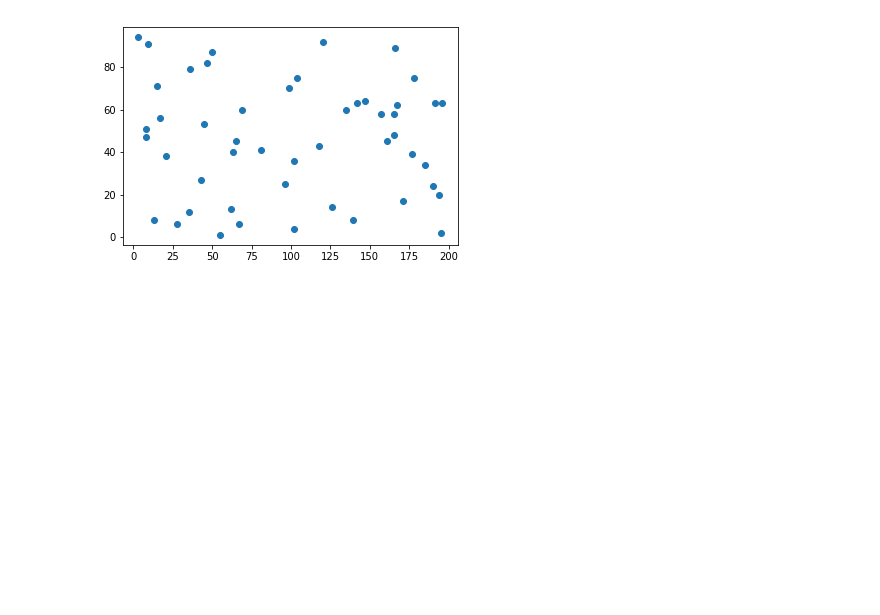
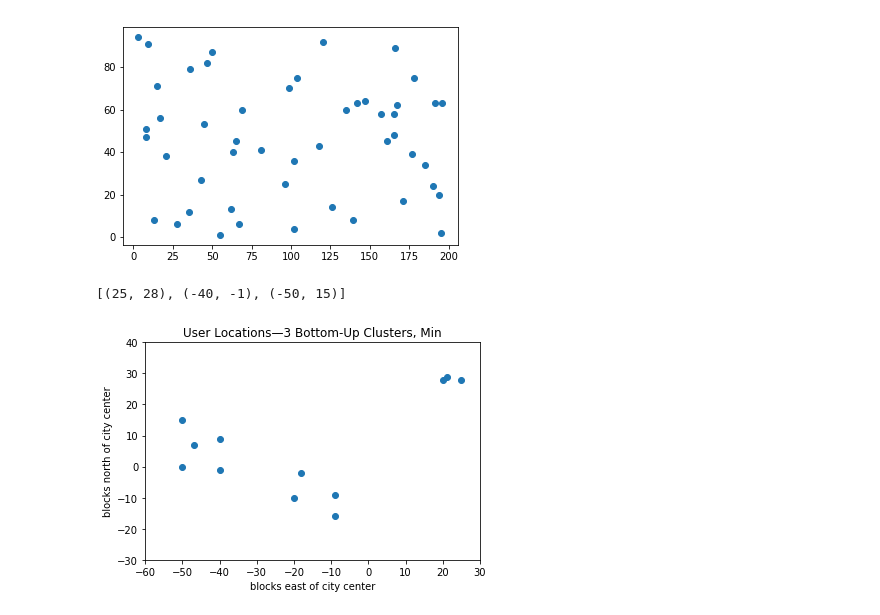
Before and after one commit to PengInGitHub/catboost, a Jupyter notebook: LinearRegression.ipynb, the cells around one changed output. Drawn from its saved outputs; the diff is of its cells as text; code cells hidden in the pictures; blank space fills up the shorter version.

```diff
--- a/LinearRegression.ipynb
+++ b/LinearRegression.ipynb
@@ -879,0 +922,21 @@ plt.show();
+# %%
+# Example Meetups
+input_x = [-50,-50,-47,-40,20,21,25,-20,-18,-9,-9,-40]
+input_y = [15,0,7,9,28,29,28,-10,-2,-16,-9,-1]
+
+inputs = list(zip(input_x,input_y))
+random.seed(0)
+cluster = KMeans(3)
+cluster.train(inputs)
+print(cluster.means)
+# %% [output]
+[(25, 28), (-40, -1), (-50, 15)]
+# %%
+plt.scatter(input_x, input_y)
+plt.title("User Locations—3 Bottom-Up Clusters, Min")
+plt.xlabel("blocks east of city center")
+plt.ylabel("blocks north of city center")
+plt.axis([-60,30, -30, 40])
+plt.show()
+# %% [output]
+[figure, added]
```
Also changed, not shown: parts of 3 cells of this notebook.
